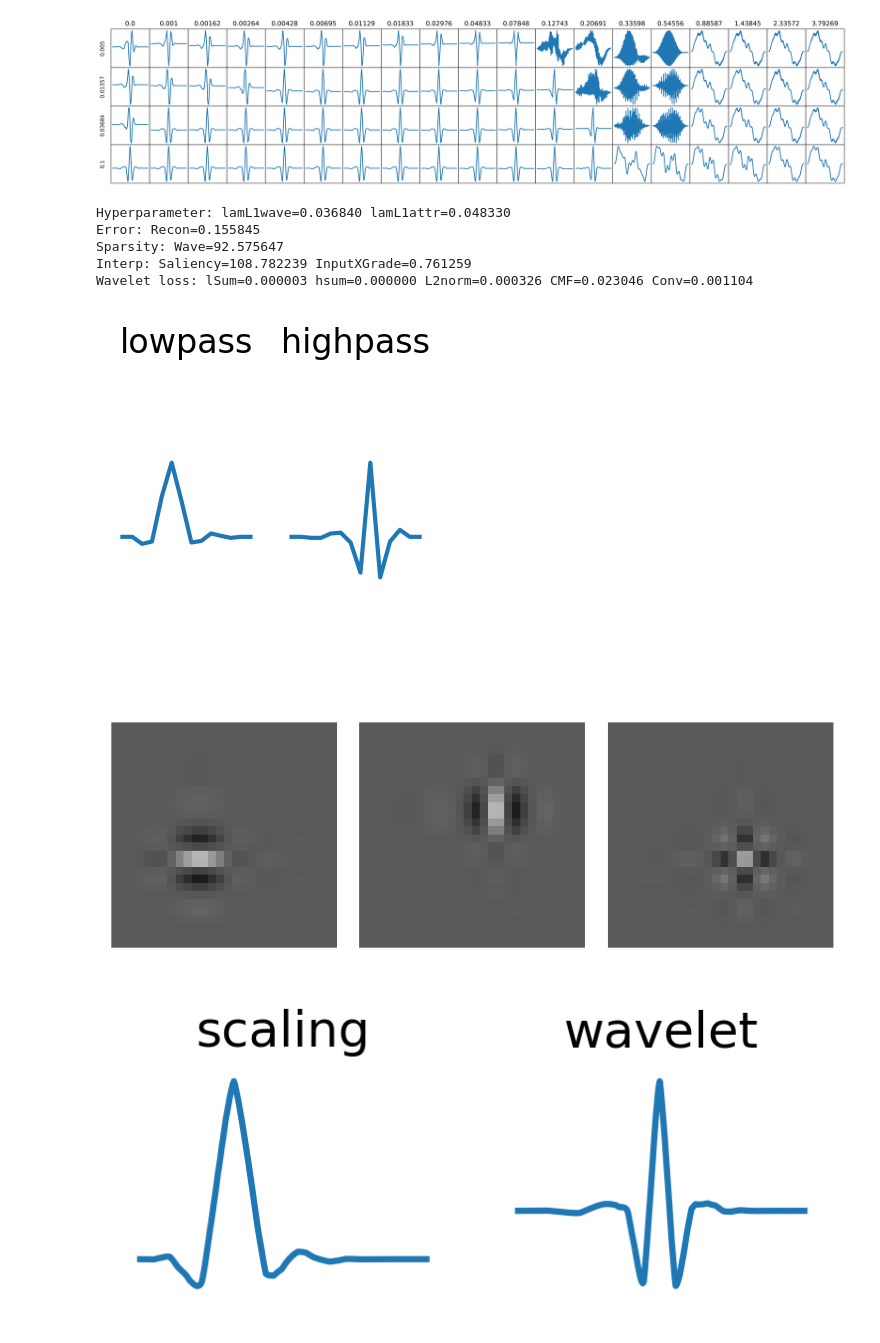
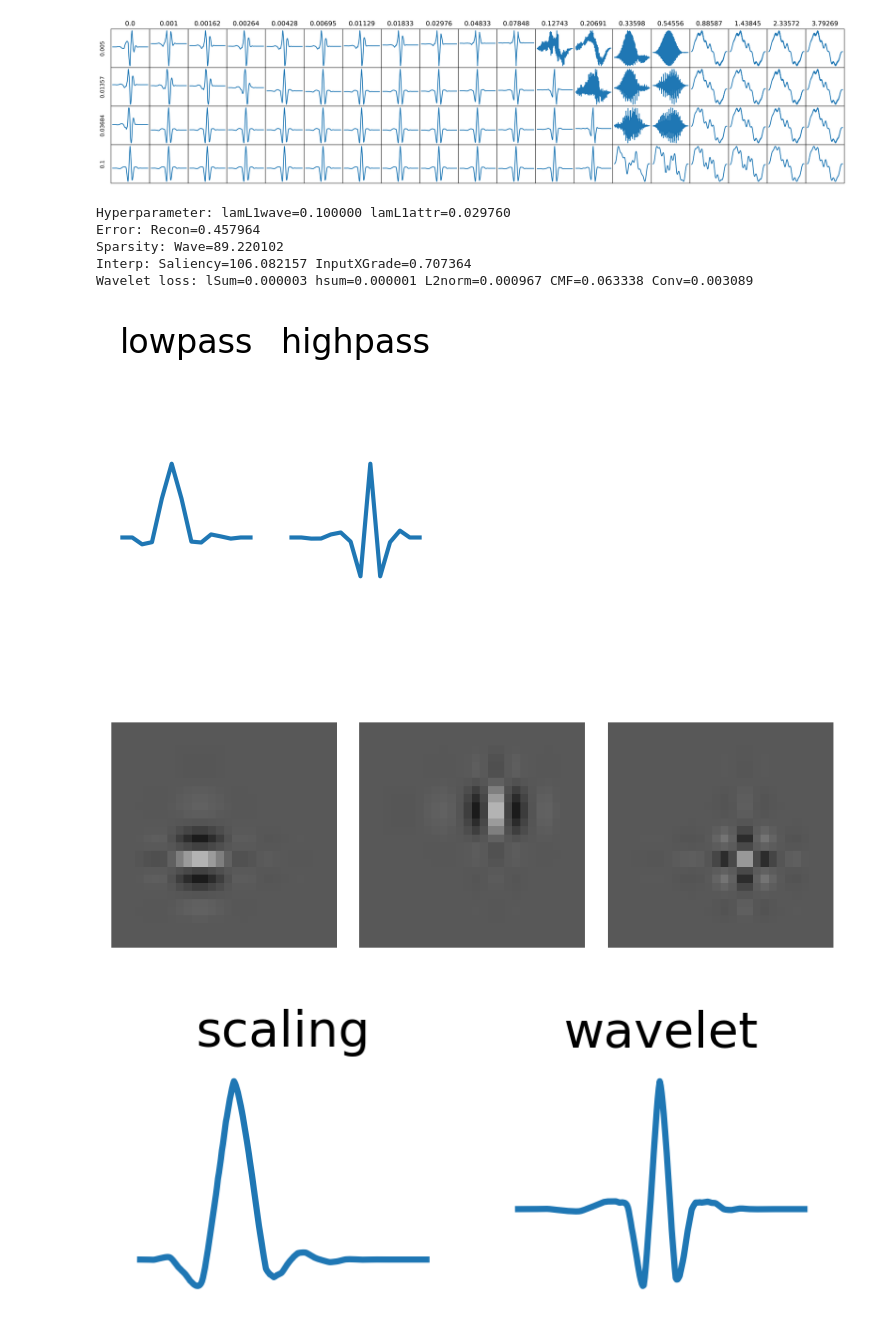
Before and after one commit to Yu-Group/adaptive-wavelets, a Jupyter notebook: notebooks/cosmology/01_results.ipynb, the cells around one changed output. Cells and saved outputs as stored; diff of their text form; code cells hidden in the pictures.

```diff
--- a/notebooks/cosmology/01_results.ipynb
+++ b/notebooks/cosmology/01_results.ipynb
@@ -132,36 +132,36 @@ plt.show()
 # %% [output]
 [figure]
 # %%
-idx1 = 2
-idx2 = 9
+idx1 = 3
+idx2 = 8
 wt = mos[dic['index'][(idx1, idx2)]]
 filt = get_2dfilts(wt)
 phi, psi, x = get_wavefun(wt)
 
 # print
 print('Hyperparameter: lamL1wave={:.6f} lamL1attr={:.6f}'.format(res['lamL1wave'][dic['index'][(idx1, idx2)]], res['lamL1attr'][dic['index'][(idx1, idx2)]]))
 print('Error: Recon={:.6f}'.format(res['rec_loss'][dic['index'][(idx1, idx2)]]))
 print('Sparsity: Wave={:.6f}'.format(res['L1wave_loss'][dic['index'][(idx1, idx2)]]))
 print('Interp: Saliency={:.6f} InputXGrade={:.6f}'.format(res['L1saliency_loss'][dic['index'][(idx1, idx2)]], res['L1inputxgrad_loss'][dic['index'][(idx1, idx2)]]))
 print('Wavelet loss: lSum={:.6f} hsum={:.6f} L2norm={:.6f} CMF={:.6f} Conv={:.6f}'.format(res['lsum_loss'][dic['index'][(idx1, idx2)]],
                                                                                           res['hsum_loss'][dic['index'][(idx1, idx2)]],
                                                                                           res['L2norm_loss'][dic['index'][(idx1, idx2)]],
                                                                                           res['CMF_loss'][dic['index'][(idx1, idx2)]],
                                                                                           res['conv_loss'][dic['index'][(idx1, idx2)]]))
 
 
 plot_1dfilts(filt[0], is_title=True, figsize=(2,2))
 plot_2dfilts(filt[1], figsize=(5,5))
 plot_wavefun((phi, psi, x), is_title=True, figsize=(3,1))
 # %% [output]
-Hyperparameter: lamL1wave=0.036840 lamL1attr=0.048330
-Error: Recon=0.155845
-Sparsity: Wave=92.575647
-Interp: Saliency=108.782239 InputXGrade=0.761259
-Wavelet loss: lSum=0.000003 hsum=0.000000 L2norm=0.000326 CMF=0.023046 Conv=0.001104
+Hyperparameter: lamL1wave=0.100000 lamL1attr=0.029760
+Error: Recon=0.457964
+Sparsity: Wave=89.220102
+Interp: Saliency=106.082157 InputXGrade=0.707364
+Wavelet loss: lSum=0.000003 hsum=0.000001 L2norm=0.000967 CMF=0.063338 Conv=0.003089
 [figure]
 [figure]
-[figure, old version]
+[figure, new version]
 # %%
 plt.plot(np.log(res['train_losses'][dic['index'][(idx1, idx2)]]))
 plt.xlabel("epochs")
```
Also changed, not shown: parts of 2 cells of this notebook, 4 other files.
